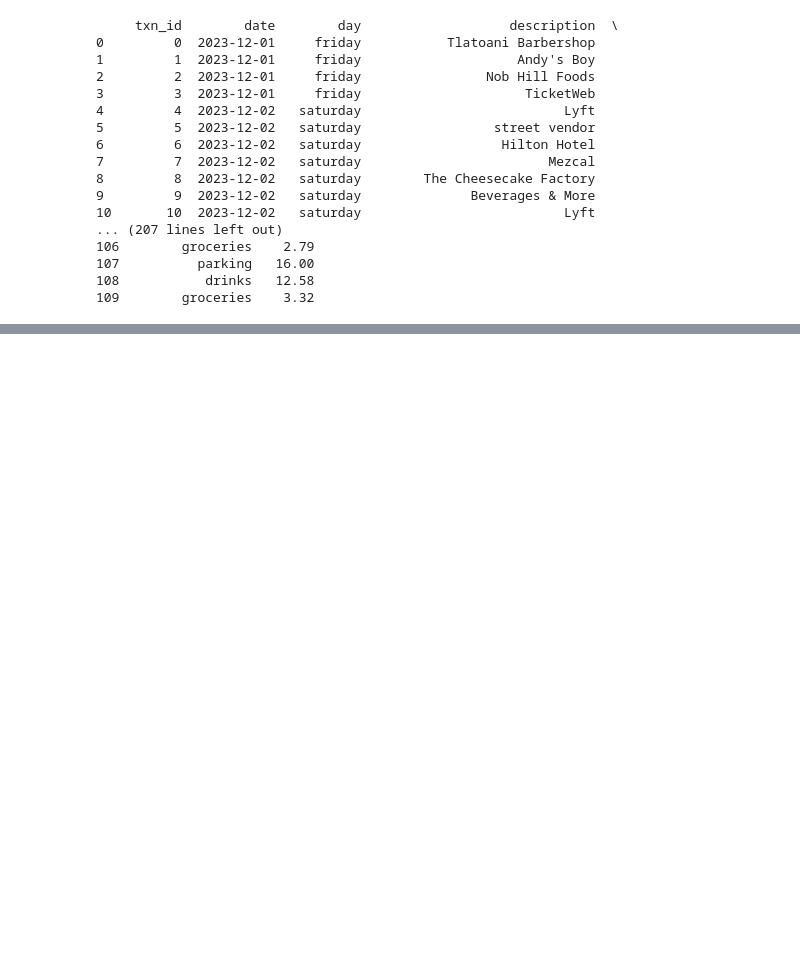
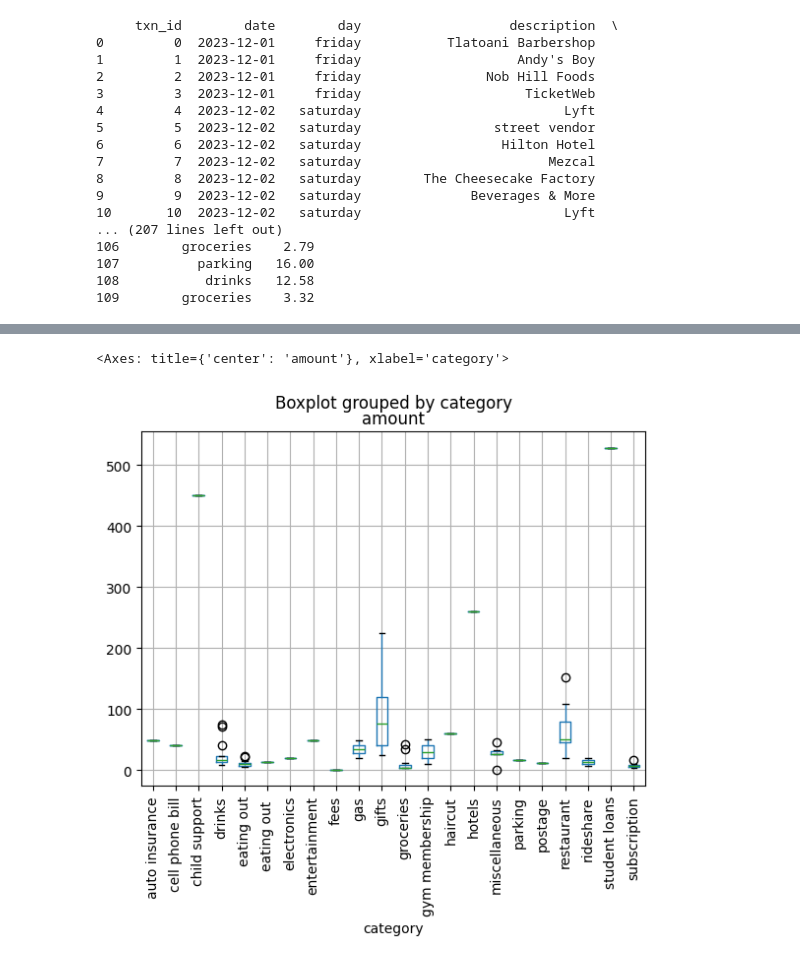
Before and after one commit to bravo-joe/personal-finance-project, a Jupyter notebook: notebooks/prototyping_notebook.ipynb, the cells around one changed output, grey strips where cells are left out. Cells and saved outputs as stored; diff of their text form; code cells hidden in the pictures; blank space fills up the shorter version.

```diff
--- a/notebooks/prototyping_notebook.ipynb
+++ b/notebooks/prototyping_notebook.ipynb
@@ -282,0 +427,3 @@ print(processed_df)
+# %%
+df_2 = df
+print(df_2.head(20))
@@ -282,0 +448,4 @@ print(processed_df)
+# %%
+# Drop first 4 columns (Method 1) Using the 'drop' method
+df_2 = df_2.drop(columns=['txn_id', 'date', 'day', 'description'])
+df_2.head(25)
@@ -282,0 +470,9 @@ print(processed_df)
+# %%
+df_2.boxplot(
+    column='amount',
+    by='category',
+    rot=90
+)
+# %% [output]
+<Axes: title={'center': 'amount'}, xlabel='category'>
+[figure, added]
```
Also changed, not shown: parts of 20 cells of this notebook.
